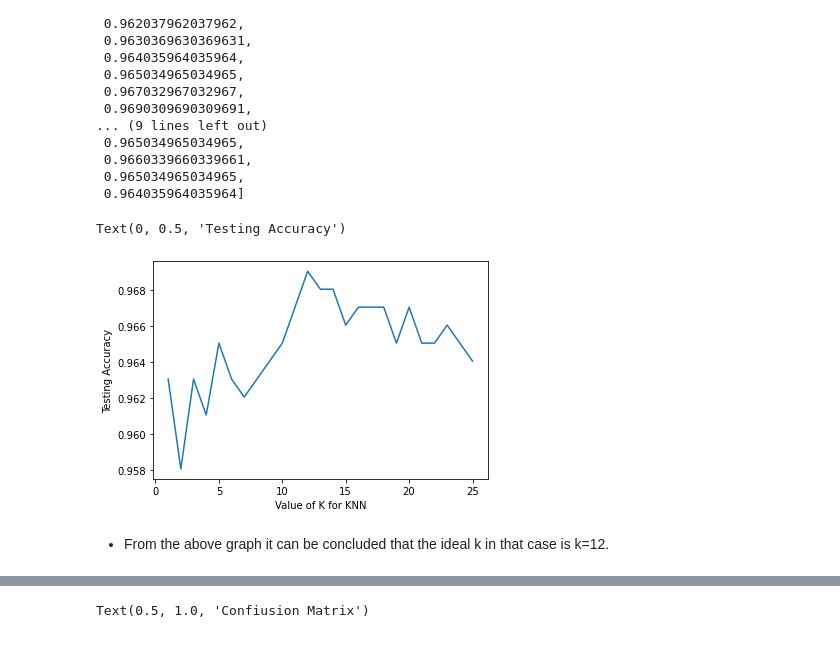
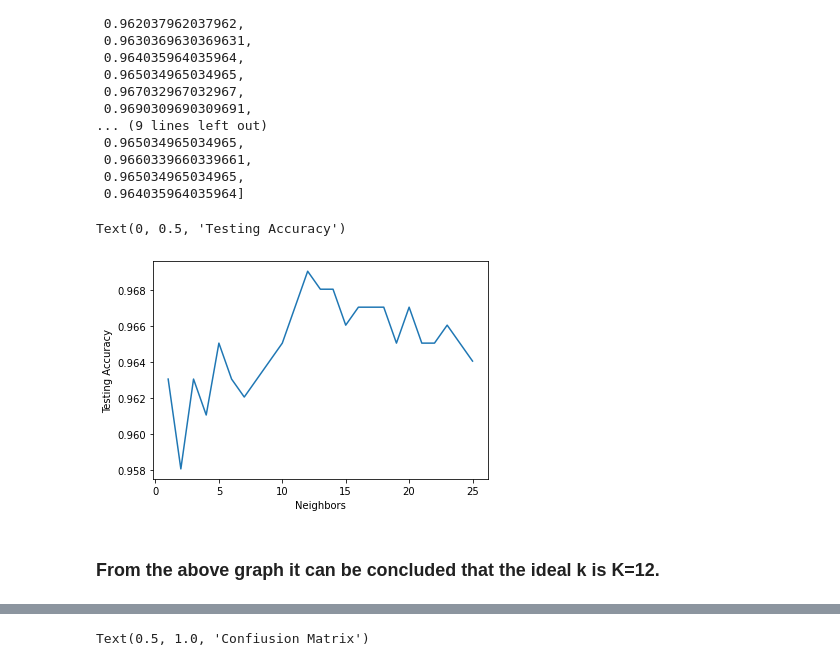
Before and after one commit to taliyashitreet/ML-final-project, a Jupyter notebook: Part 3 classification.ipynb, the cells around one changed output, grey strips where cells are left out. Saved outputs shown, nothing was run; the diff lists cells and outputs as text; code cells hidden in the pictures.

```diff
--- a/Part 3 classification.ipynb
+++ b/Part 3 classification.ipynb
@@ -184,11 +187,11 @@ scores
 # %%
 # the connection between K and testing accuracy
 plt.plot(k_range, scores)
-plt.xlabel('Value of K for KNN')
+plt.xlabel('Neighbors')
 plt.ylabel('Testing Accuracy')
 # %% [output]
 Text(0, 0.5, 'Testing Accuracy')
-[figure, old version]
+[figure, new version]
 # %% [markdown]
-* From the above graph it can be concluded that the ideal k in that case is k=12.
+### From the above graph it can be concluded that the ideal k is K=12.
 # %%
```
Also changed, not shown: parts of 17 cells of this notebook, 2 other files.
